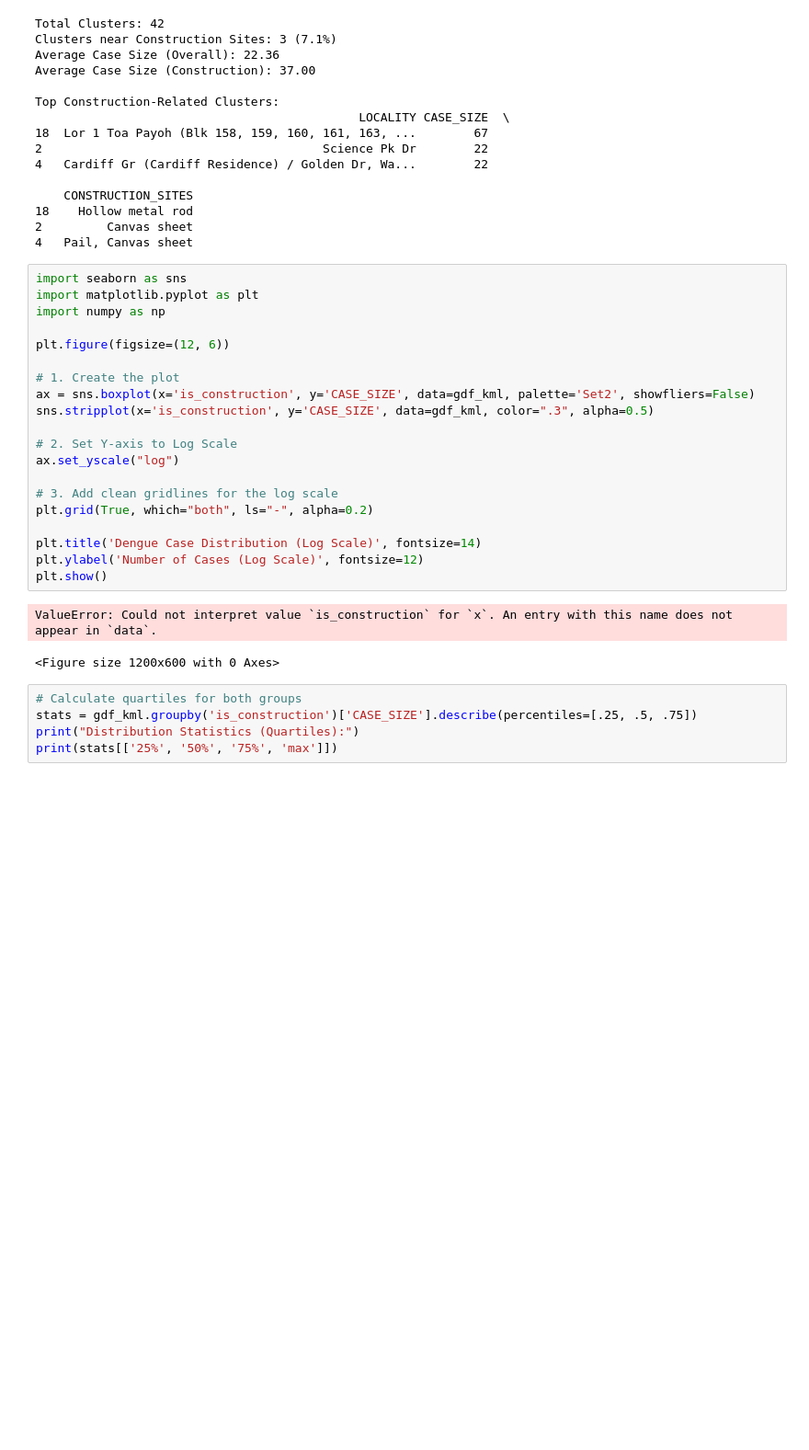
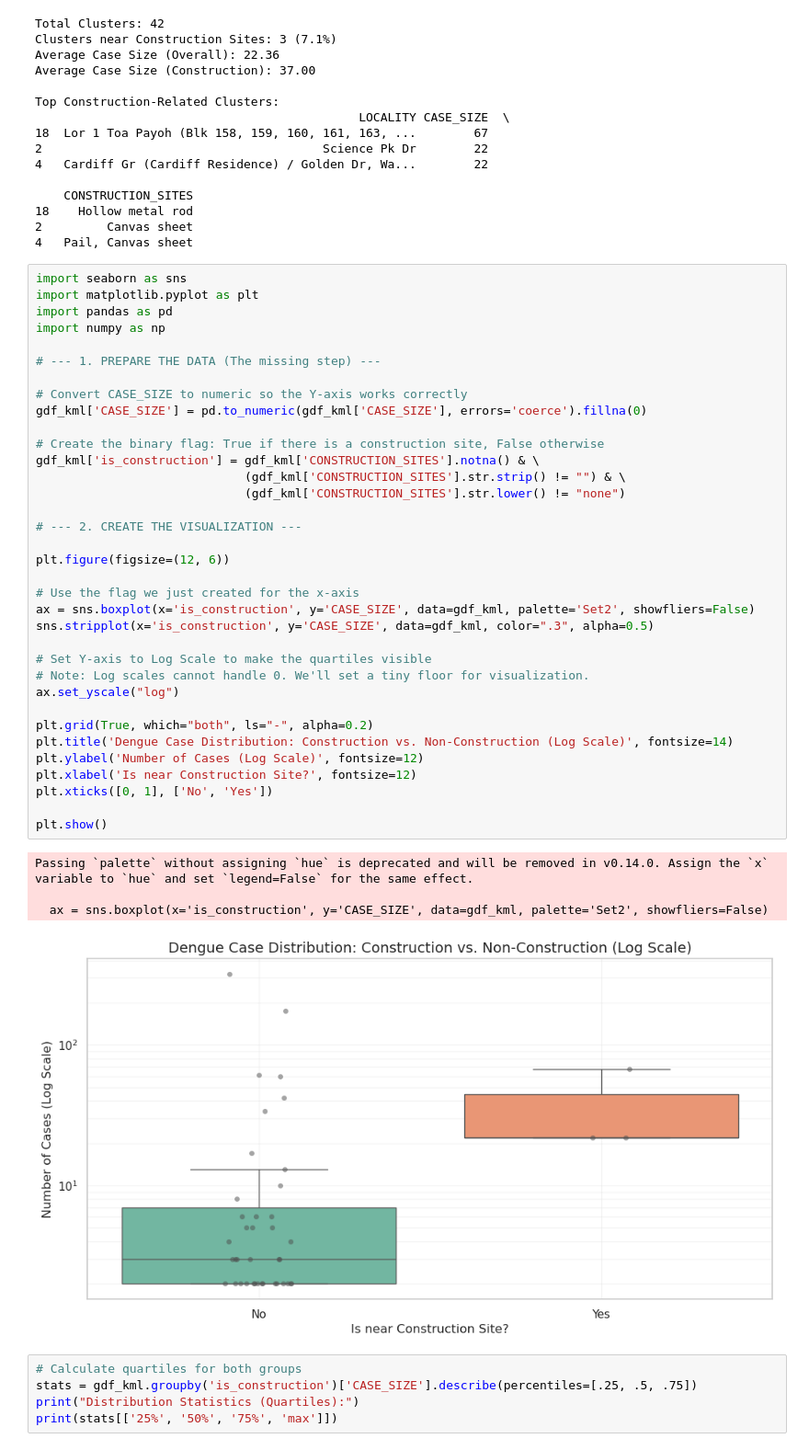
Before and after one commit to taufiqidris/denguesg, a Jupyter notebook: exploration_data.ipynb, the cells around one changed output. Shown at 92% size. Drawn from its saved outputs; the diff is of its cells as text; blank space fills up the shorter version.

Commit message:
Made edits to improve visualization

```diff
--- a/exploration_data.ipynb
+++ b/exploration_data.ipynb
@@ -247,29 +248,46 @@ Top Construction-Related Clusters:
 18    Hollow metal rod
 2         Canvas sheet
 4   Pail, Canvas sheet
-# %%
-import seaborn as sns
-import matplotlib.pyplot as plt
-import numpy as np
-
-plt.figure(figsize=(12, 6))
-
-# 1. Create the plot
-ax = sns.boxplot(x='is_construction', y='CASE_SIZE', data=gdf_kml, palette='Set2', showfliers=False)
-sns.stripplot(x='is_construction', y='CASE_SIZE', data=gdf_kml, color=".3", alpha=0.5)
-
-# 2. Set Y-axis to Log Scale
-ax.set_yscale("log")
-
-# 3. Add clean gridlines for the log scale
-plt.grid(True, which="both", ls="-", alpha=0.2)
-
-plt.title('Dengue Case Distribution (Log Scale)', fontsize=14)
-plt.ylabel('Number of Cases (Log Scale)', fontsize=12)
-plt.show()
-# %% [output]
-ValueError: Could not interpret value `is_construction` for `x`. An entry with this name does not appear in `data`.
-<Figure size 1200x600 with 0 Axes>
+# %%
+import seaborn as sns
+import matplotlib.pyplot as plt
+import pandas as pd
+import numpy as np
+
+# --- 1. PREPARE THE DATA (The missing step) ---
+
+# Convert CASE_SIZE to numeric so the Y-axis works correctly
+gdf_kml['CASE_SIZE'] = pd.to_numeric(gdf_kml['CASE_SIZE'], errors='coerce').fillna(0)
+
+# Create the binary flag: True if there is a construction site, False otherwise
+gdf_kml['is_construction'] = gdf_kml['CONSTRUCTION_SITES'].notna() & \
+                             (gdf_kml['CONSTRUCTION_SITES'].str.strip() != "") & \
+                             (gdf_kml['CONSTRUCTION_SITES'].str.lower() != "none")
+
+# --- 2. CREATE THE VISUALIZATION ---
+
+plt.figure(figsize=(12, 6))
+
+# Use the flag we just created for the x-axis
+ax = sns.boxplot(x='is_construction', y='CASE_SIZE', data=gdf_kml, palette='Set2', showfliers=False)
+sns.stripplot(x='is_construction', y='CASE_SIZE', data=gdf_kml, color=".3", alpha=0.5)
+
+# Set Y-axis to Log Scale to make the quartiles visible
+# Note: Log scales cannot handle 0. We'll set a tiny floor for visualization.
+ax.set_yscale("log")
+
+plt.grid(True, which="both", ls="-", alpha=0.2)
+plt.title('Dengue Case Distribution: Construction vs. Non-Construction (Log Scale)', fontsize=14)
+plt.ylabel('Number of Cases (Log Scale)', fontsize=12)
+plt.xlabel('Is near Construction Site?', fontsize=12)
+plt.xticks([0, 1], ['No', 'Yes'])
+
+plt.show()
+# %% [output]
+Passing `palette` without assigning `hue` is deprecated and will be removed in v0.14.0. Assign the `x` variable to `hue` and set `legend=False` for the same effect.
+
+  ax = sns.boxplot(x='is_construction', y='CASE_SIZE', data=gdf_kml, palette='Set2', showfliers=False)
+[figure, added]
 # %%
 # Calculate quartiles for both groups
 stats = gdf_kml.groupby('is_construction')['CASE_SIZE'].describe(percentiles=[.25, .5, .75])
```
Also changed, not shown: parts of 1 cell of this notebook, 1 other file.
